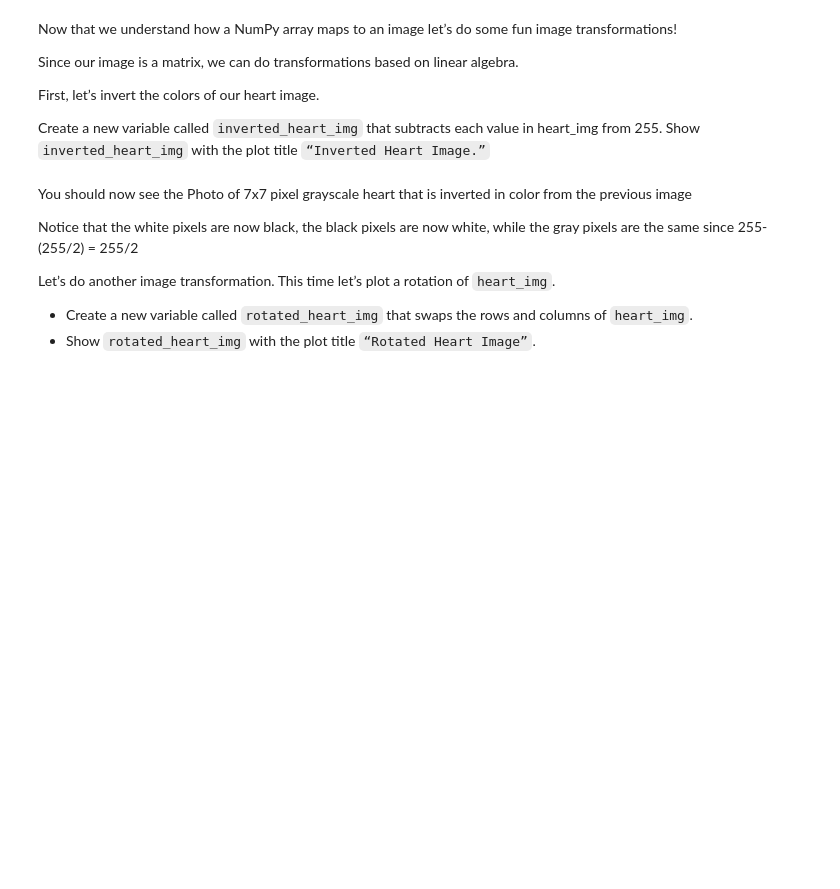
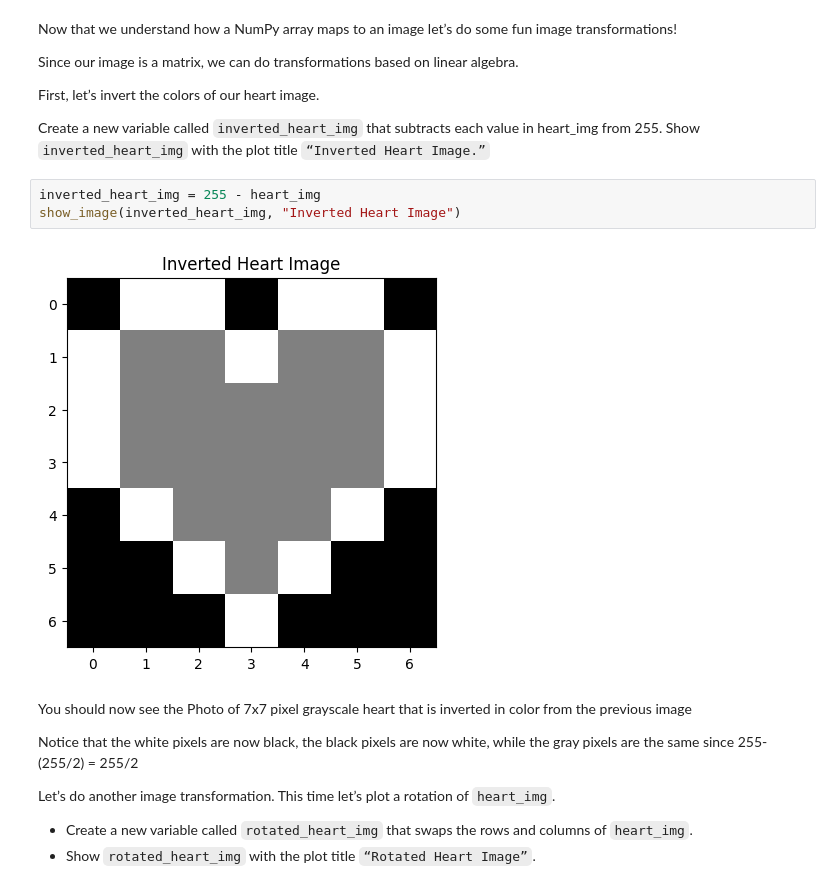
Before and after one commit to juango15/ImageTransformationsWithNumPy, a Jupyter notebook: ImageTransformationsWithNumPy.ipynb, the cells around one changed output. Cells and saved outputs as stored; diff of their text form; blank space fills up the shorter version.

```diff
--- a/ImageTransformationsWithNumPy.ipynb
+++ b/ImageTransformationsWithNumPy.ipynb
@@ -56,6 +68,11 @@ First, let’s invert the colors of our heart image.
 
 Create a new variable called `inverted_heart_img` that subtracts each value in heart_img from 255.
 Show `inverted_heart_img` with the plot title `“Inverted Heart Image.”`
+# %%
+inverted_heart_img = 255 - heart_img
+show_image(inverted_heart_img, "Inverted Heart Image")
+# %% [output]
+[figure, added]
 # %% [markdown]
 You should now see the Photo of 7x7 pixel grayscale heart that is inverted in color from the previous image
 
```
Also changed, not shown: parts of 7 cells of this notebook.
